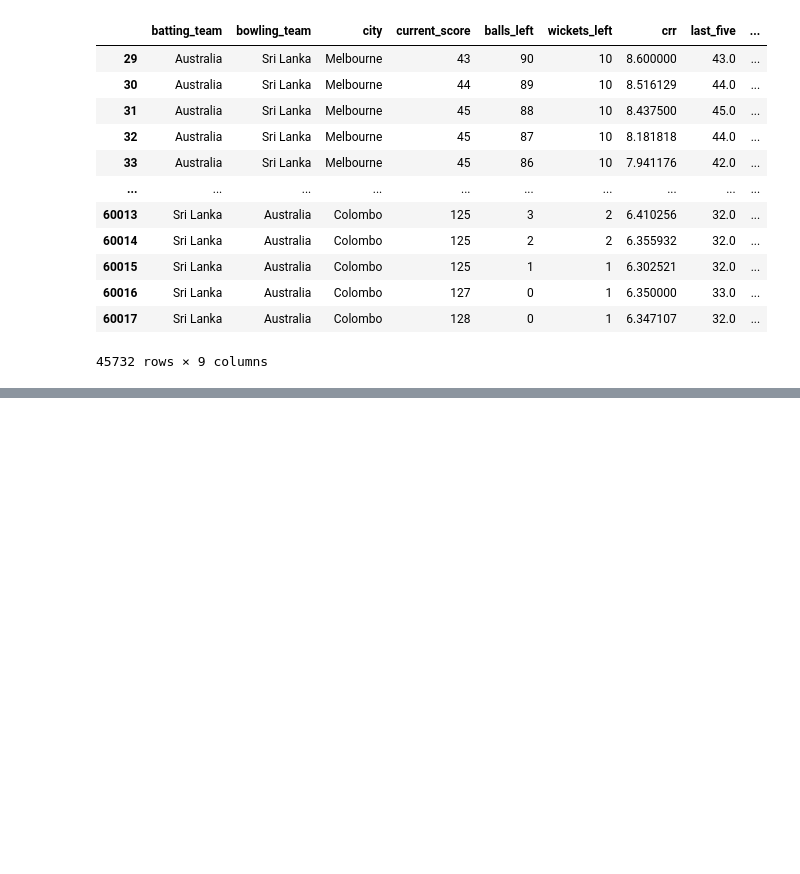
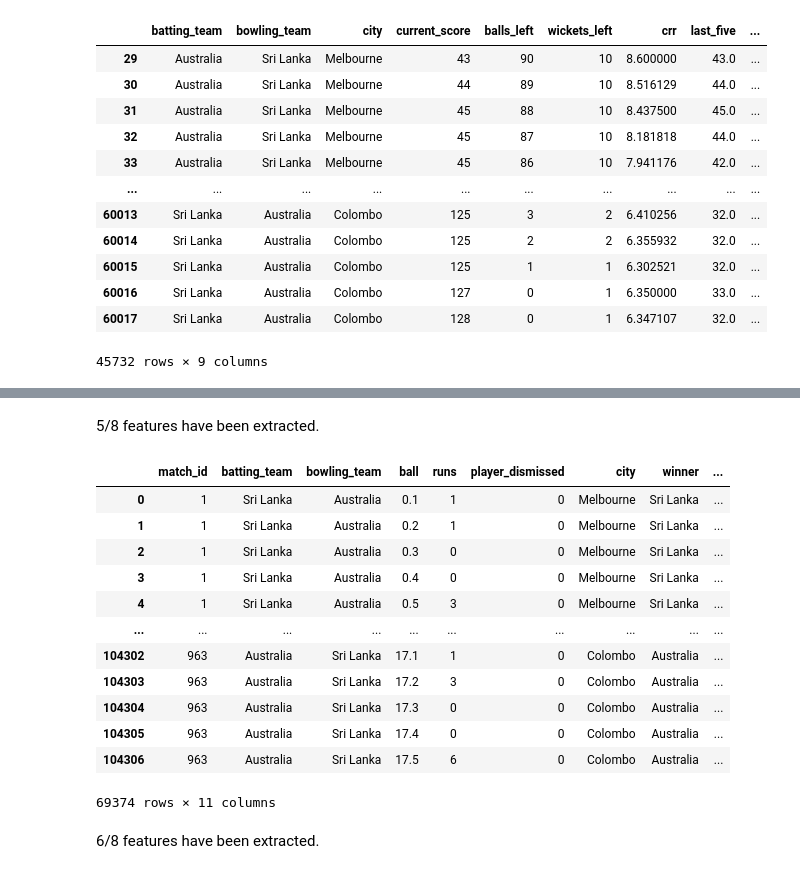
Before and after one commit to archit436/Cricket-T20-Score-Win-Predictor, a Jupyter notebook: feature_extraction.ipynb, the cells around one changed output, grey strips where cells are left out. Saved outputs shown, nothing was run; the diff lists cells and outputs as text; code cells hidden in the pictures; blank space fills up the shorter version.

```diff
--- a/feature_extraction.ipynb
+++ b/feature_extraction.ipynb
@@ -324,0 +462,27 @@ pickle.dump(final_df, open('dataset_level3_first_innings.pkl','wb'))
+# %% [markdown]
+5/8 features have been extracted.
+# %%
+# Now we find the wickets left feature from the data.
+# Start by creating a list of 1 and 0 to represent whether a wicket was taken on a ball
+# Then group data by matches and find the sum
+df2.loc[:, 'wickets_left'] = df2['player_dismissed'].apply(lambda x:0 if x == '0' else 1)
+df2.loc[:, 'wickets_left'] = df2['wickets_left'].astype('int')
+df2.loc[:, 'wickets_left'] = df2.groupby('match_id')['wickets_left'].cumsum()
+df2.loc[:, 'wickets_left'] = 10 - df2['wickets_left']
+df2
+# %% [output]
+|  | match_id | batting_team | bowling_team | ball | runs | player_dismissed | city | winner | ... |
+| 0 | 1 | Sri Lanka | Australia | 0.1 | 1 | 0 | Melbourne | Sri Lanka | ... |
+| 1 | 1 | Sri Lanka | Australia | 0.2 | 1 | 0 | Melbourne | Sri Lanka | ... |
+| 2 | 1 | Sri Lanka | Australia | 0.3 | 0 | 0 | Melbourne | Sri Lanka | ... |
+| 3 | 1 | Sri Lanka | Australia | 0.4 | 0 | 0 | Melbourne | Sri Lanka | ... |
+| 4 | 1 | Sri Lanka | Australia | 0.5 | 3 | 0 | Melbourne | Sri Lanka | ... |
+| ... | ... | ... | ... | ... | ... | ... | ... | ... | ... |
+| 104302 | 963 | Australia | Sri Lanka | 17.1 | 1 | 0 | Colombo | Australia | ... |
+| 104303 | 963 | Australia | Sri Lanka | 17.2 | 3 | 0 | Colombo | Australia | ... |
+| 104304 | 963 | Australia | Sri Lanka | 17.3 | 0 | 0 | Colombo | Australia | ... |
+| 104305 | 963 | Australia | Sri Lanka | 17.4 | 0 | 0 | Colombo | Australia | ... |
+| 104306 | 963 | Australia | Sri Lanka | 17.5 | 6 | 0 | Colombo | Australia | ... |
+69374 rows × 11 columns
+# %% [markdown]
+6/8 features have been extracted.
```
Also changed, not shown: parts of 19 cells of this notebook, 2 other files.
